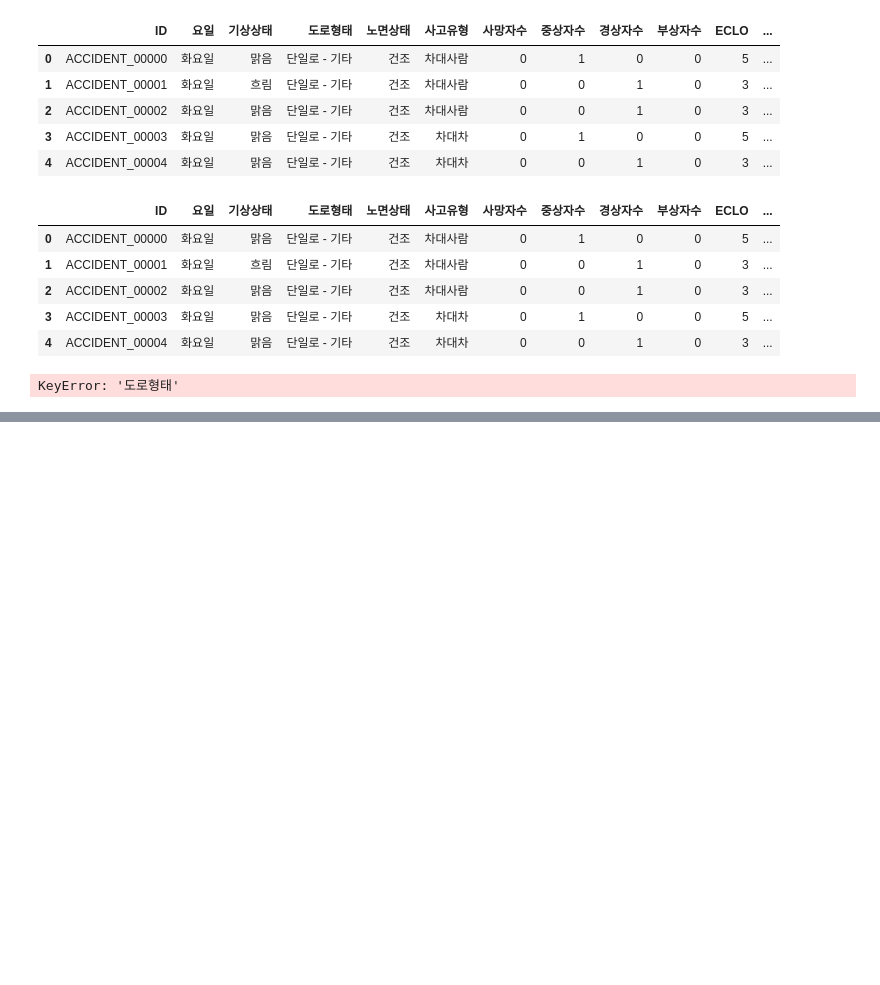
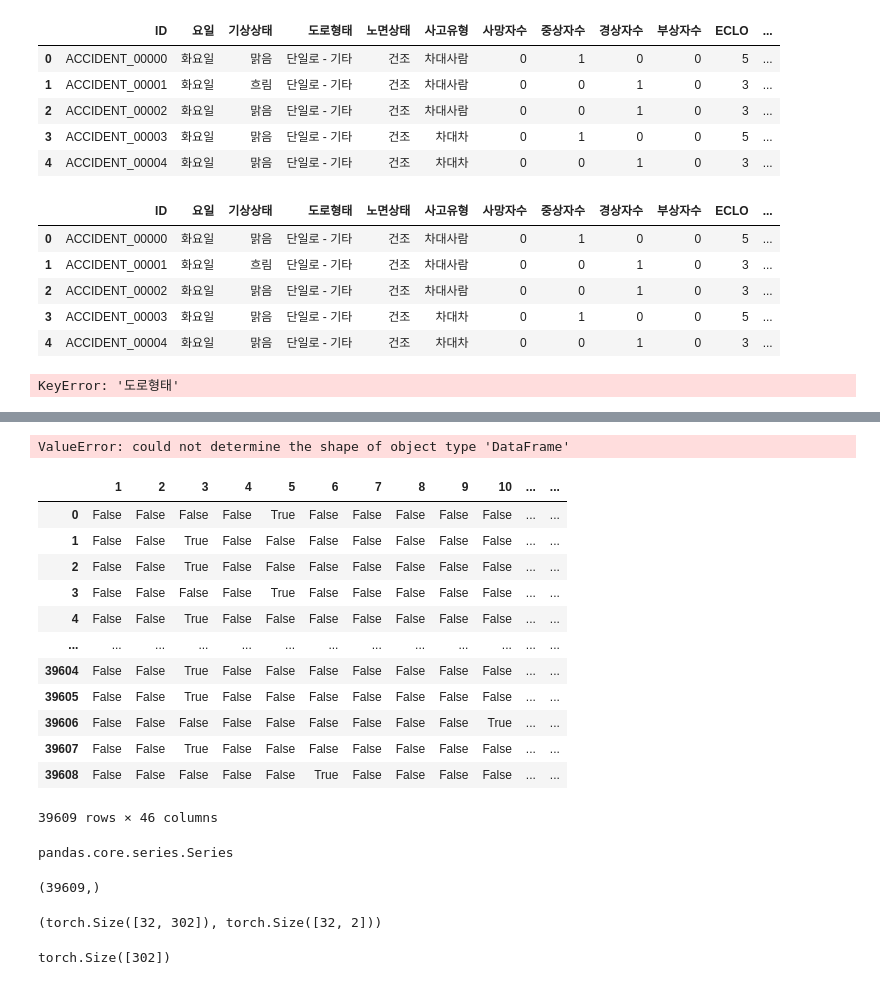
Before and after one commit to cmsk6405/practice, a Jupyter notebook: review/eda.ipynb, the cells around one changed output, grey strips where cells are left out. Drawn from its saved outputs; the diff is of its cells as text; code cells hidden in the pictures; blank space fills up the shorter version.

```diff
--- a/review/eda.ipynb
+++ b/review/eda.ipynb
@@ -244,0 +270,2 @@ df_train.head()
+# %%
+a = pd.read_csv("E:/Clean/Lec/Btcmp/Practice/gitPrac/review/data/prep_train.csv")
@@ -244,0 +290,4 @@ df_train.head()
+# %%
+df_x = torch.tensor(pd.read_csv("E:/Clean/Lec/Btcmp/Practice/gitPrac/review/data/prep_train.csv"))
+# %% [output]
+ValueError: could not determine the shape of object type 'DataFrame'
@@ -244,0 +297,24 @@ df_train.head()
+# %%
+a
+# %% [output]
+|  | 1 | 2 | 3 | 4 | 5 | 6 | 7 | 8 | 9 | 10 | ... | ... |
+| 0 | False | False | False | False | True | False | False | False | False | False | ... | ... |
+| 1 | False | False | True | False | False | False | False | False | False | False | ... | ... |
+| 2 | False | False | True | False | False | False | False | False | False | False | ... | ... |
+| 3 | False | False | False | False | True | False | False | False | False | False | ... | ... |
+| 4 | False | False | True | False | False | False | False | False | False | False | ... | ... |
+| ... | ... | ... | ... | ... | ... | ... | ... | ... | ... | ... | ... | ... |
+| 39604 | False | False | True | False | False | False | False | False | False | False | ... | ... |
+| 39605 | False | False | True | False | False | False | False | False | False | False | ... | ... |
+| 39606 | False | False | False | False | False | False | False | False | False | True | ... | ... |
+| 39607 | False | False | True | False | False | False | False | False | False | False | ... | ... |
+| 39608 | False | False | False | False | False | True | False | False | False | False | ... | ... |
+39609 rows × 46 columns
+# %%
+type(b)
+# %% [output]
+pandas.core.series.Series
+# %%
+b.shape
+# %% [output]
+(39609,)
@@ -244,0 +335,9 @@ df_train.head()
+# %%
+x, y = next(iter(dl))
+x.shape, y.shape
+# %% [output]
+(torch.Size([32, 302]), torch.Size([32, 2]))
+# %%
+x[0].shape
+# %% [output]
+torch.Size([302])
```
Also changed, not shown: parts of 8 cells of this notebook, 6 other files.
